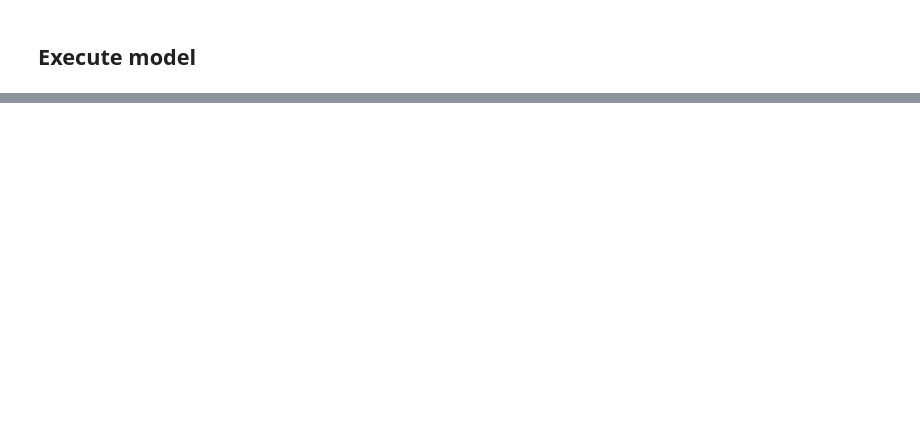
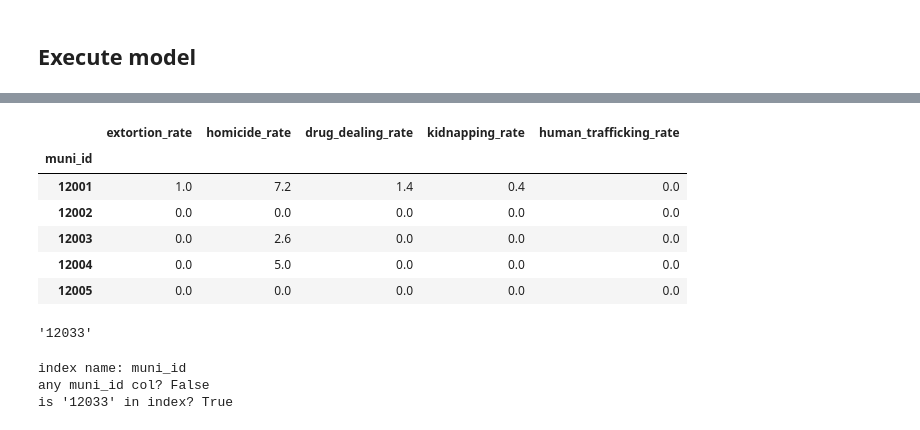
Before and after one commit to shani-alvarez/cgs-shadow-routes, a Jupyter notebook: notebooks/run_model.ipynb, the cells around one changed output, grey strips where cells are left out. Saved outputs shown, nothing was run; the diff lists cells and outputs as text; code cells hidden in the pictures; blank space fills up the shorter version.

```diff
--- a/notebooks/run_model.ipynb
+++ b/notebooks/run_model.ipynb
@@ -52,0 +89,6 @@ model = ShadowRoutesModel(
+# %%
+edges = pd.read_csv(adjacency_nodes_path, encoding='utf-8', dtype={"source": str, "target": str})
+print(f'File read: {print(adjacency_nodes_path.name)}')
+
+print(edges.shape)
+edges.head()
@@ -53,2 +105,5 @@ model = ShadowRoutesModel(
+# %%
+edges['source'] = edges['source'].astype('str')
+edges['target'] = edges['target'].astype('str')
 # %% [markdown]
 ## Execute model
@@ -54,0 +147,14 @@ model = ShadowRoutesModel(
+# %%
+from shadowroutes.model.env import build_env_graph, update_env_from_crime
+
+G = build_env_graph(env_panel, edges)
+degree_hist = [d for n,d in G.degree()]
+
+print((min(degree_hist), max(degree_hist), sum(degree_hist)/len(degree_hist)))
+
+crime_t0 = get_crime_slice(crime_panel, t=5)
+update_env_from_crime(G, crime_t0)
+
+# Inspect one node
+some_node = list(G.nodes)[0]
+G.nodes[some_node]
@@ -54,0 +200,23 @@ model = ShadowRoutesModel(
+# %%
+crime_t0.head()
+# %% [output]
+|  | extortion_rate | homicide_rate | drug_dealing_rate | kidnapping_rate | human_trafficking_rate |
+| muni_id |  |  |  |  |  |
+| 12001 | 1.0 | 7.2 | 1.4 | 0.4 | 0.0 |
+| 12002 | 0.0 | 0.0 | 0.0 | 0.0 | 0.0 |
+| 12003 | 0.0 | 2.6 | 0.0 | 0.0 | 0.0 |
+| 12004 | 0.0 | 5.0 | 0.0 | 0.0 | 0.0 |
+| 12005 | 0.0 | 0.0 | 0.0 | 0.0 | 0.0 |
+# %%
+muni_test = G.nodes[some_node]["muni_id"]
+muni_test
+# %% [output]
+'12033'
+# %%
+print("index name:", crime_t0.index.name)
+print("any muni_id col?", "muni_id" in crime_t0.columns)
+print("is '12033' in index?", '12033' in crime_t0.index)
+# %% [output]
+index name: muni_id
+any muni_id col? False
+is '12033' in index? True
```
Also changed, not shown: parts of 23 cells of this notebook.
